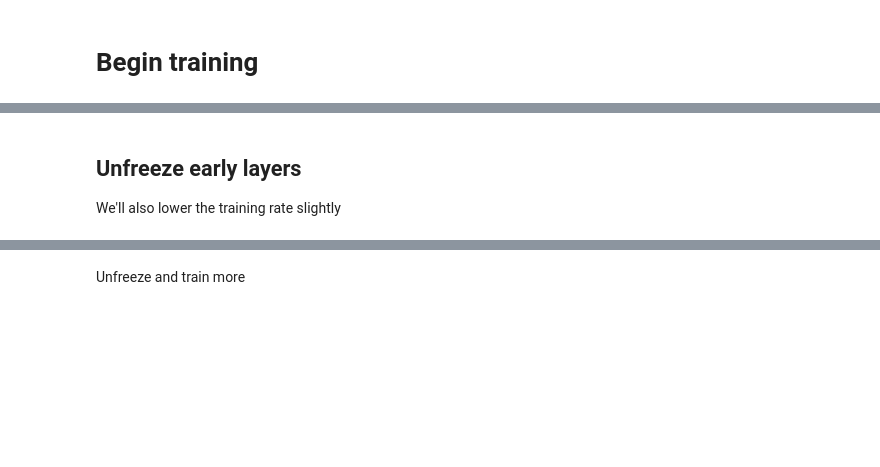
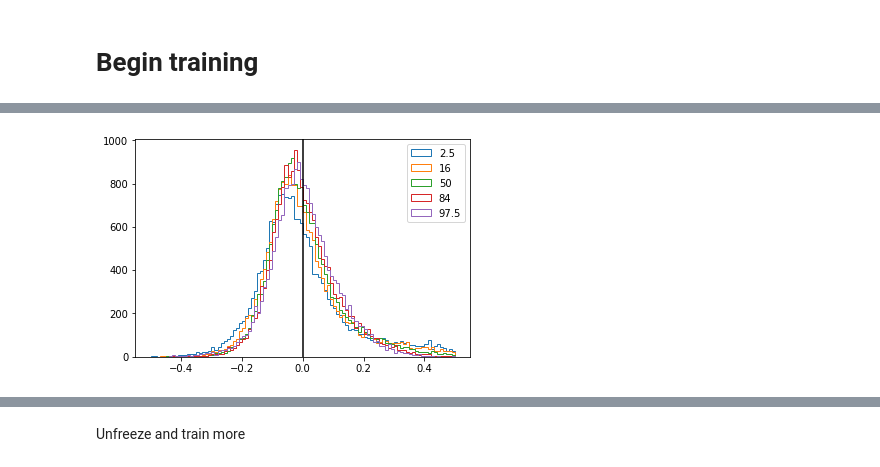
Before and after one commit to jwuphysics/galaxy-cnns, a Jupyter notebook: notebook/2. A tuned model for predicting oxygen abundance.ipynb, the cells around one changed output, grey strips where cells are left out. Saved outputs shown, nothing was run; the diff lists cells and outputs as text; code cells hidden in the pictures; blank space fills up the shorter version.

```diff
--- a/notebook/2. A tuned model for predicting oxygen abundance.ipynb
+++ b/notebook/2. A tuned model for predicting oxygen abundance.ipynb
@@ -156,3 +154,0 @@ learn.sched.plot_loss(n_skip=400)
-# %% [markdown]
-## Unfreeze early layers
-We'll also lower the training rate slightly
@@ -158,0 +157,9 @@ We'll also lower the training rate slightly
+# %%
+p_val, y_val = learn.TTA()
+
+for i in range(5):
+    plt.hist(np.mean(p_val, axis=0)[:, i]-y_val[:, i], bins=100, histtype='step', range=[-0.5, 0.5]);
+plt.legend(['2.5', '16', '50', '84', '97.5']);
+plt.axvline(0, c='k');
+# %% [output]
+[figure, added]
```
Also changed, not shown: parts of 42 cells of this notebook.
